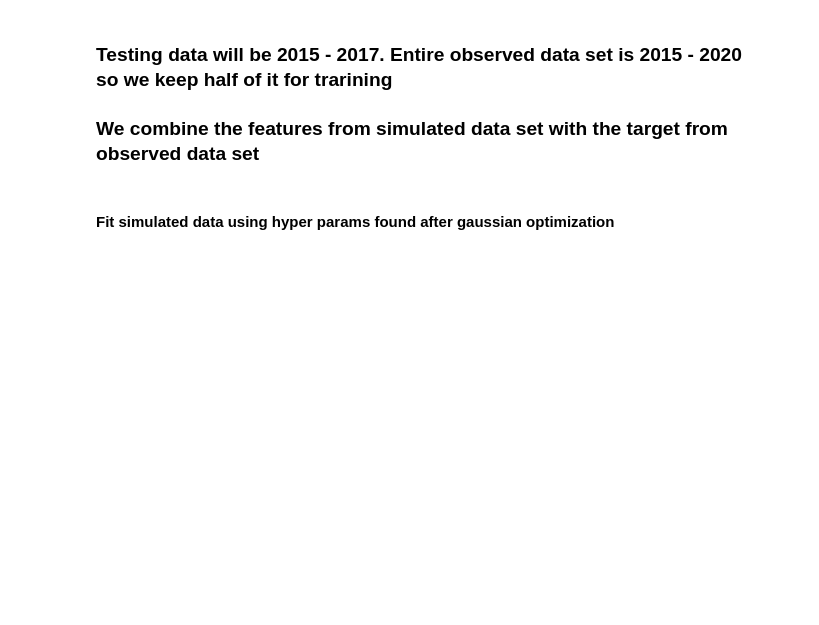
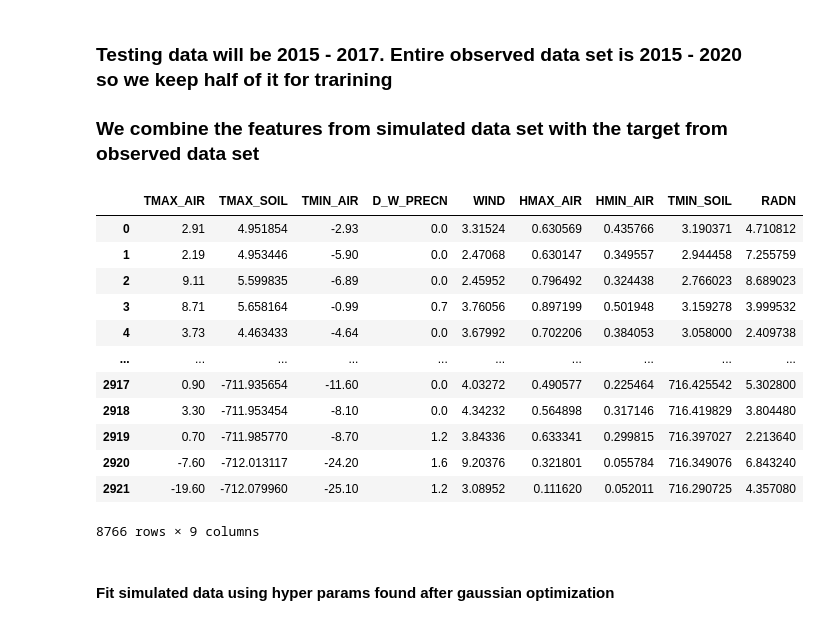
Before and after one commit to DinisDimitris/Net-ecosystem-exchange-Quantification, a Jupyter notebook: XgRegression.ipynb, the cells around one changed output. Drawn from its saved outputs; the diff is of its cells as text; code cells hidden in the pictures; blank space fills up the shorter version.

```diff
--- a/XgRegression.ipynb
+++ b/XgRegression.ipynb
@@ -165,6 +165,22 @@ x = df[feat_cols].copy()
 
 x_observed = observed_df[feat_cols]
 y_observed = observed_df[target].copy()
+# %%
+x
+# %% [output]
+|  | TMAX_AIR | TMAX_SOIL | TMIN_AIR | D_W_PRECN | WIND | HMAX_AIR | HMIN_AIR | TMIN_SOIL | RADN |
+| 0 | 2.91 | 4.951854 | -2.93 | 0.0 | 3.31524 | 0.630569 | 0.435766 | 3.190371 | 4.710812 |
+| 1 | 2.19 | 4.953446 | -5.90 | 0.0 | 2.47068 | 0.630147 | 0.349557 | 2.944458 | 7.255759 |
+| 2 | 9.11 | 5.599835 | -6.89 | 0.0 | 2.45952 | 0.796492 | 0.324438 | 2.766023 | 8.689023 |
+| 3 | 8.71 | 5.658164 | -0.99 | 0.7 | 3.76056 | 0.897199 | 0.501948 | 3.159278 | 3.999532 |
+| 4 | 3.73 | 4.463433 | -4.64 | 0.0 | 3.67992 | 0.702206 | 0.384053 | 3.058000 | 2.409738 |
+| ... | ... | ... | ... | ... | ... | ... | ... | ... | ... |
+| 2917 | 0.90 | -711.935654 | -11.60 | 0.0 | 4.03272 | 0.490577 | 0.225464 | 716.425542 | 5.302800 |
+| 2918 | 3.30 | -711.953454 | -8.10 | 0.0 | 4.34232 | 0.564898 | 0.317146 | 716.419829 | 3.804480 |
+| 2919 | 0.70 | -711.985770 | -8.70 | 1.2 | 3.84336 | 0.633341 | 0.299815 | 716.397027 | 2.213640 |
+| 2920 | -7.60 | -712.013117 | -24.20 | 1.6 | 9.20376 | 0.321801 | 0.055784 | 716.349076 | 6.843240 |
+| 2921 | -19.60 | -712.079960 | -25.10 | 1.2 | 3.08952 | 0.111620 | 0.052011 | 716.290725 | 4.357080 |
+8766 rows × 9 columns
 # %%
 for entr in x.columns:
     x[entr] = preprocessing.normalize([x[entr]])[0]
```
Also changed, not shown: parts of 3 cells of this notebook, 3 other files.
